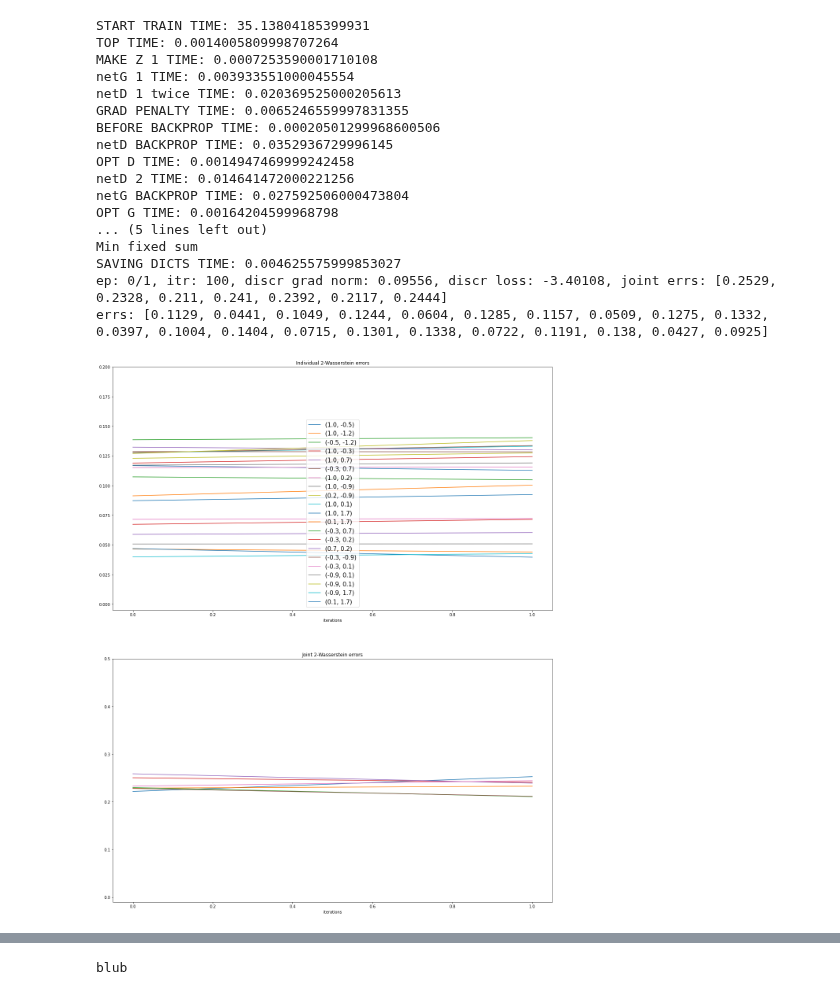
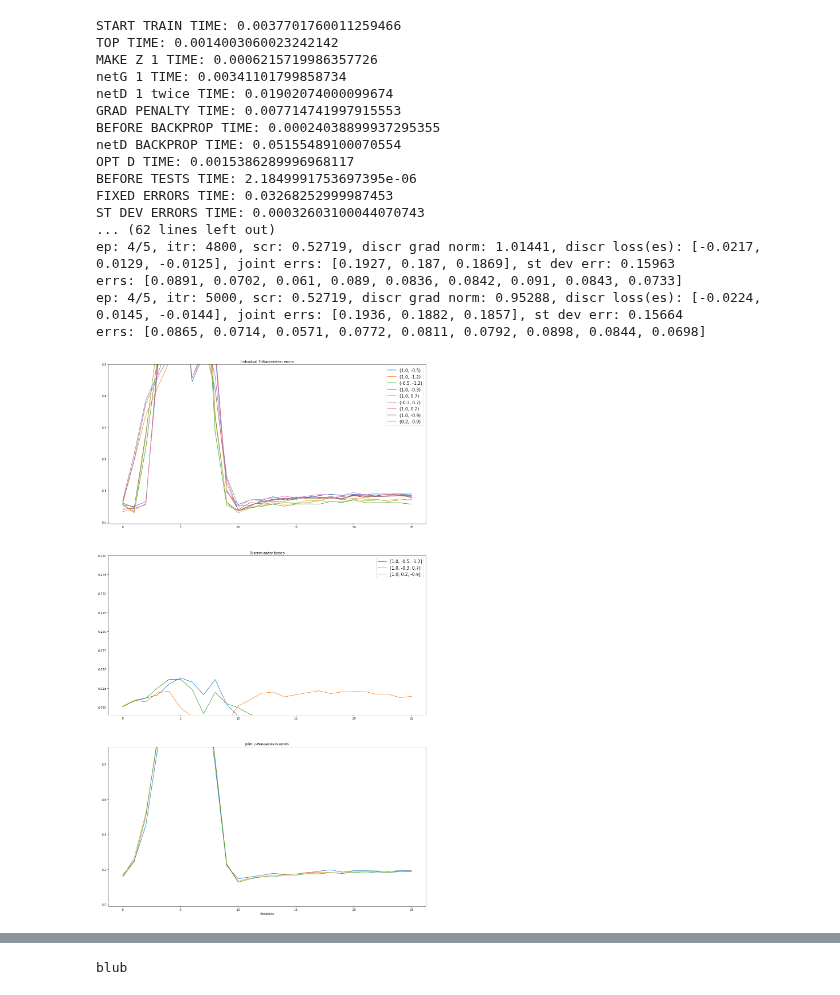
Before and after one commit to tjj0502/LevyGAN, a Jupyter notebook: test_TheGAN.ipynb, the cells around one changed output, grey strips where cells are left out. Cells and saved outputs as stored; diff of their text form; code cells hidden in the pictures.

Commit message:
streamlined testing and saving dicts, added losses to graphs, created net testing

```diff
--- a/test_TheGAN.ipynb
+++ b/test_TheGAN.ipynb
@@ -20,7 +20,7 @@ config = {
     'test bsz': 8192,
     'unfixed test bsz': 8192,
     'joint wass dist bsz': 2048*2,
-    'num tests for 2d': 8,
+    'num tests for 2d': 3,
     'W fixed whole': [1.0, -0.5, -1.2, -0.3, 0.7, 0.2, -0.9, 0.1, 1.7],
     'should draw graphs': True,
     'do timeing': True
@@ -30,9 +30,9 @@ config = {
 
 best = "brager"
 trials = {"trill" : 5}
-levG = LevyGAN(config, do_load_samples=False)
+levG = LevyGAN(config)
 print("blub")
-levG.do_tests(comp_joint_err=True)
-print(levG.make_report())
+#levG.do_tests(comp_joint_err=True, comp_loss_d=True)
+#print(levG.make_report())
 # %% [output]
 blub
@@ -41,40 +39,38 @@ errs: [0.1145, 0.0506, 0.1079, 0.1195, 0.0572, 0.1317, 0.1105, 0.0517, 0.1231, 0
-# %%
-levG.load_samples()
 # %%
 training_config = {
-    'num epochs': 1,
-    'max iters': 120,
+    'num epochs': 5,
+    'max iters': None,
     'optimizer': 'Adam',
-    'lrG': 0.000001,
-    'lrD': 0.00001,
+    'lrG': 0.00003,
+    'lrD': 0.0002,
     'num discr iters': 3,
     'beta1': 0,
     'beta2': 0.99,
     'Lipschitz mode': 'gp',
     'weight clipping limit': 0.01,
-    'gp weight': 20.0,
+    'gp weight': 10.0,
     'bsz': 1024,
     'compute joint error': True,
     'should draw graphs': True,
     'descriptor': ''
 }
 levG.classic_train(training_config)
 # %% [output]
-START TRAIN TIME: 35.13804185399931
-TOP TIME: 0.0014005809998707264
-MAKE Z 1 TIME: 0.0007253590001710108
-netG 1 TIME: 0.003933551000045554
-netD 1 twice TIME: 0.020369525000205613
-GRAD PENALTY TIME: 0.0065246559997831355
-BEFORE BACKPROP TIME: 0.00020501299968600506
-netD BACKPROP TIME: 0.0352936729996145
-OPT D TIME: 0.0014947469999242458
-netD 2 TIME: 0.014641472000221256
-netG BACKPROP TIME: 0.027592506000473804
-OPT G TIME: 0.00164204599968798
-... (5 lines left out)
-Min fixed sum
-SAVING DICTS TIME: 0.004625575999853027
-ep: 0/1, itr: 100, discr grad norm: 0.09556, discr loss: -3.40108, joint errs: [0.2529, 0.2328, 0.211, 0.241, 0.2392, 0.2117, 0.2444]
-errs: [0.1129, 0.0441, 0.1049, 0.1244, 0.0604, 0.1285, 0.1157, 0.0509, 0.1275, 0.1332, 0.0397, 0.1004, 0.1404, 0.0715, 0.1301, 0.1338, 0.0722, 0.1191, 0.138, 0.0427, 0.0925]
+START TRAIN TIME: 0.0037701760011259466
+TOP TIME: 0.0014003060023242142
+MAKE Z 1 TIME: 0.0006215719986357726
+netG 1 TIME: 0.00341101799858734
+netD 1 twice TIME: 0.01902074000099674
+GRAD PENALTY TIME: 0.007714741997915553
+BEFORE BACKPROP TIME: 0.00024038899937295355
+netD BACKPROP TIME: 0.05155489100070554
+OPT D TIME: 0.0015386289996968117
+BEFORE TESTS TIME: 2.1849991753697395e-06
+FIXED ERRORS TIME: 0.03268252999987453
+ST DEV ERRORS TIME: 0.00032603100044070743
+... (62 lines left out)
+ep: 4/5, itr: 4800, scr: 0.52719, discr grad norm: 1.01441, discr loss(es): [-0.0217, 0.0129, -0.0125], joint errs: [0.1927, 0.187, 0.1869], st dev err: 0.15963
+errs: [0.0891, 0.0702, 0.061, 0.089, 0.0836, 0.0842, 0.091, 0.0843, 0.0733]
+ep: 4/5, itr: 5000, scr: 0.52719, discr grad norm: 0.95288, discr loss(es): [-0.0224, 0.0145, -0.0144], joint errs: [0.1936, 0.1882, 0.1857], st dev err: 0.15664
+errs: [0.0865, 0.0714, 0.0571, 0.0772, 0.0811, 0.0792, 0.0898, 0.0844, 0.0698]
-[figure, old version]
+[figure, new version]
```
Also changed, not shown: parts of 2 cells of this notebook, 30 other files.
